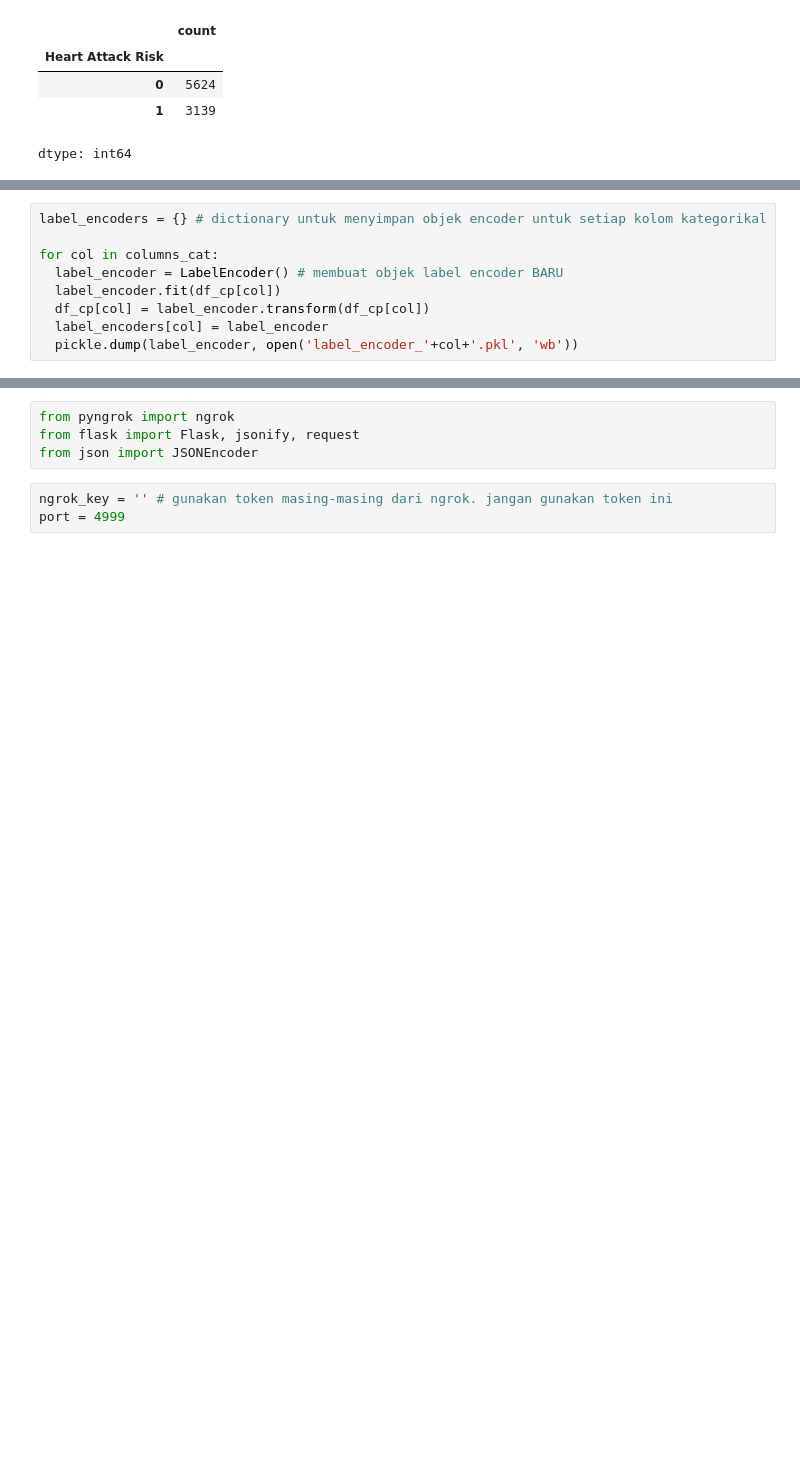
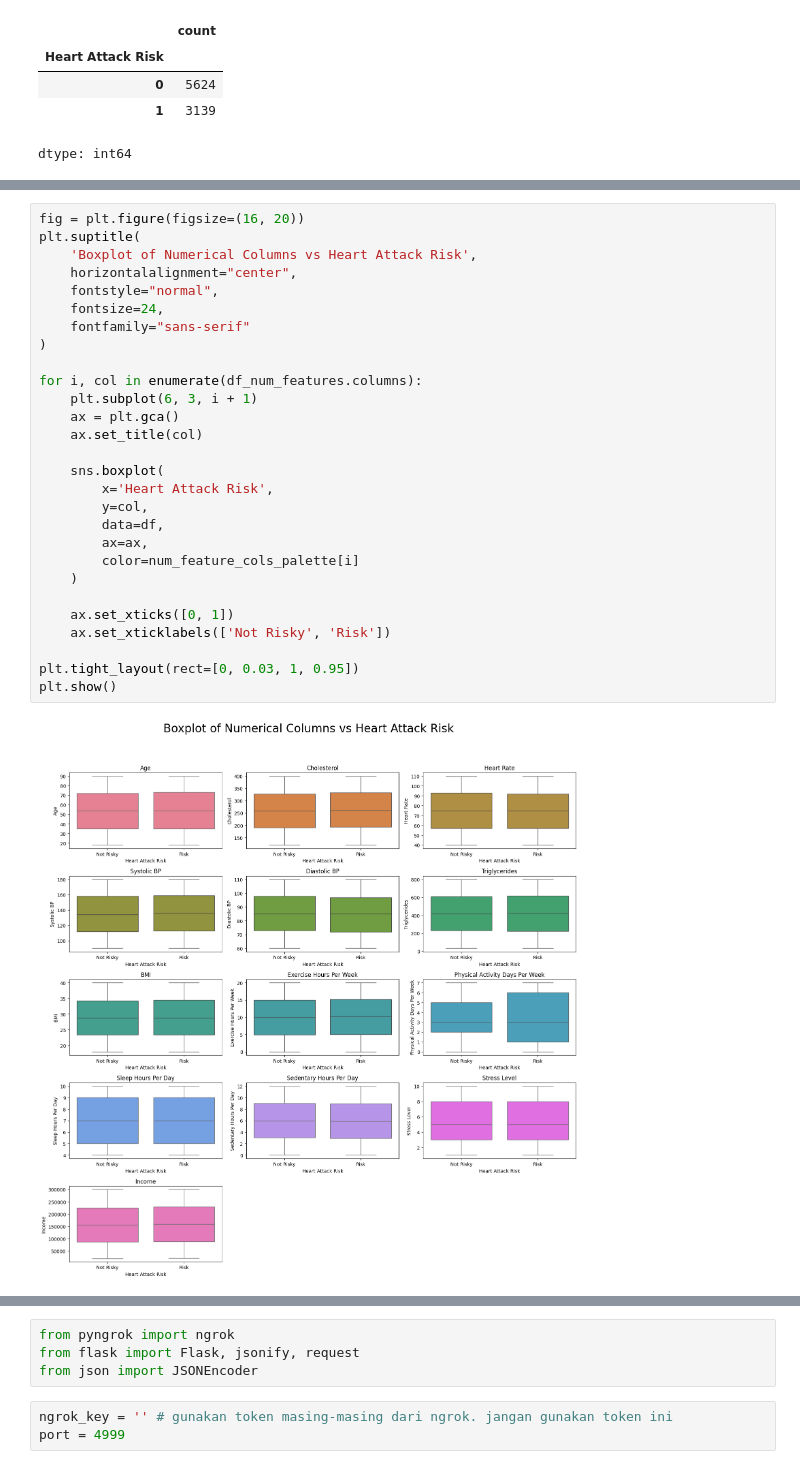
Before and after one commit to Rzero6/heart-attack-classification, a Jupyter notebook: Heart Attack Classification.ipynb, the cells around one changed output, grey strips where cells are left out. Saved outputs shown, nothing was run; the diff lists cells and outputs as text; blank space fills up the shorter version.

```diff
--- a/Heart Attack Classification.ipynb
+++ b/Heart Attack Classification.ipynb
@@ -232,9 +210,0 @@ columns_cat
-# %%
-label_encoders = {} # dictionary untuk menyimpan objek encoder untuk setiap kolom kategorikal
-
-for col in columns_cat:
-  label_encoder = LabelEncoder() # membuat objek label encoder BARU
-  label_encoder.fit(df_cp[col])
-  df_cp[col] = label_encoder.transform(df_cp[col])
-  label_encoders[col] = label_encoder
-  pickle.dump(label_encoder, open('label_encoder_'+col+'.pkl', 'wb'))
@@ -275,0 +288,30 @@ testing accuracy:  0.9151573954290643
+# %%
+fig = plt.figure(figsize=(16, 20))
+plt.suptitle(
+    'Boxplot of Numerical Columns vs Heart Attack Risk',
+    horizontalalignment="center",
+    fontstyle="normal",
+    fontsize=24,
+    fontfamily="sans-serif"
+)
+
+for i, col in enumerate(df_num_features.columns):
+    plt.subplot(6, 3, i + 1)
+    ax = plt.gca()
+    ax.set_title(col)
+
+    sns.boxplot(
+        x='Heart Attack Risk',
+        y=col,
+        data=df,
+        ax=ax,
+        color=num_feature_cols_palette[i]
+    )
+
+    ax.set_xticks([0, 1])
+    ax.set_xticklabels(['Not Risky', 'Risk'])
+
+plt.tight_layout(rect=[0, 0.03, 1, 0.95])
+plt.show()
+# %% [output]
+[figure, added]
```
Also changed, not shown: parts of 119 cells of this notebook.
